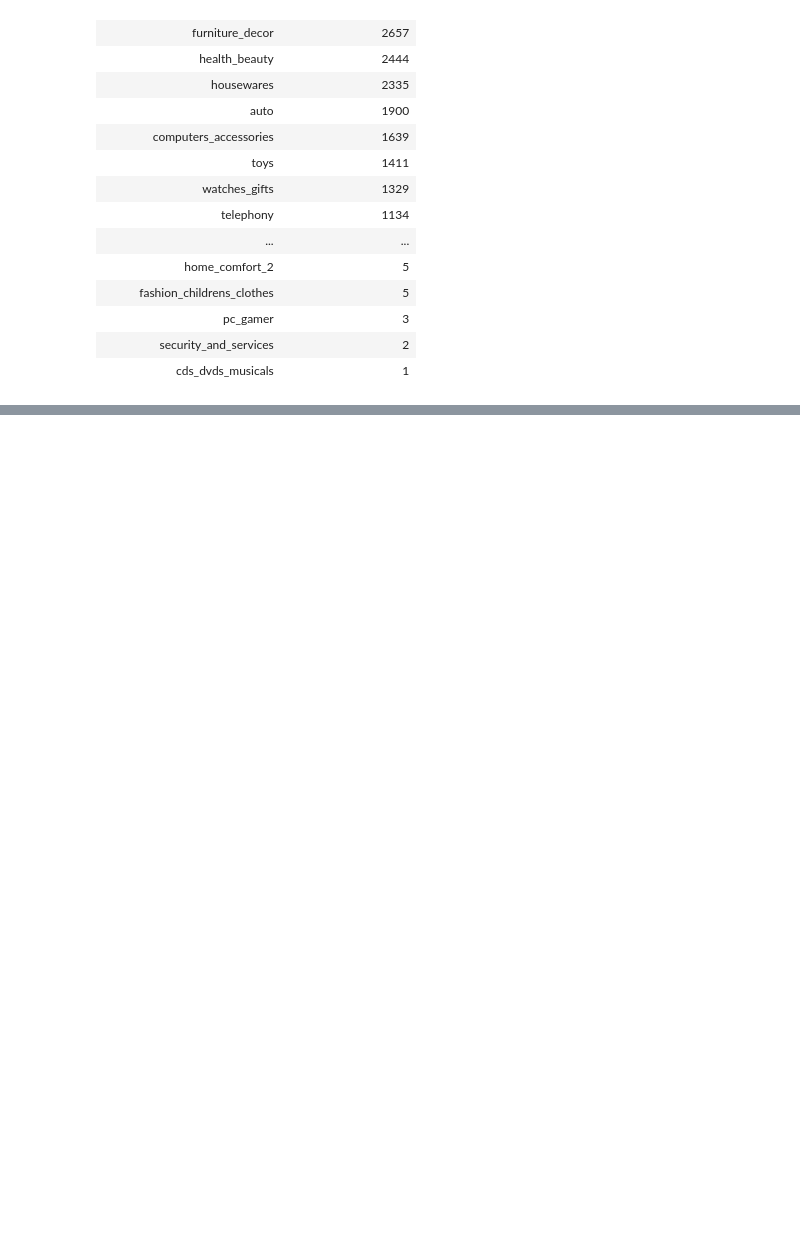
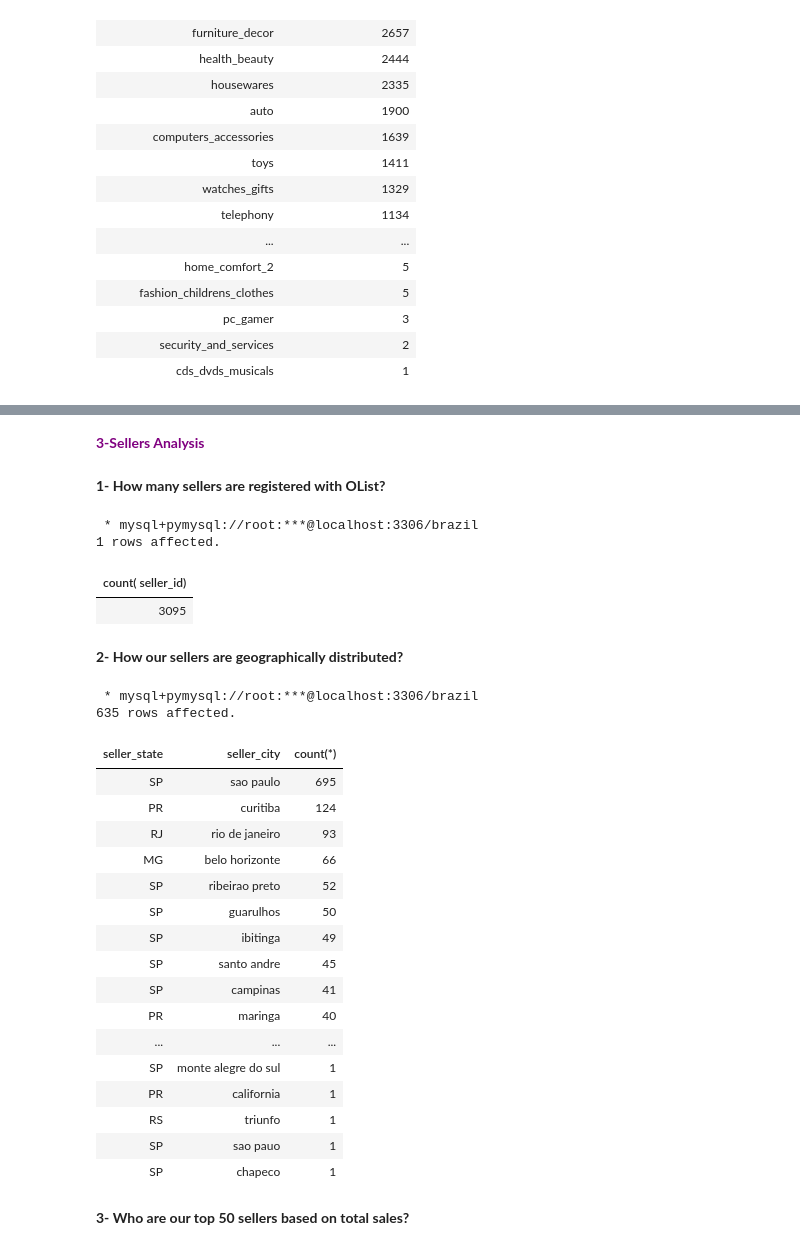
Before and after one commit to mahmoudamintaha/olist_eda, a Jupyter notebook: Brazil Analysis.ipynb, the cells around one changed output, grey strips where cells are left out. Drawn from its saved outputs; the diff is of its cells as text; code cells hidden in the pictures; blank space fills up the shorter version.

```diff
--- a/Brazil Analysis.ipynb
+++ b/Brazil Analysis.ipynb
@@ -291,0 +311,42 @@ LIMIT
+# %% [markdown]
+**<span style="font-size: 50px; color: purple;">3-Sellers Analysis</span>**<a id="sellers"></a>
+# %% [markdown]
+<b>1- How many sellers are registered with OList?</b><a id="sellers1"></a>
+# %%
+%%sql
+SELECT count(seller_id) from sellers;
+# %% [output]
+ * mysql+pymysql://root:***@localhost:3306/brazil
+1 rows affected.
+| count( seller_id) |
+| 3095 |
+# %% [markdown]
+<b>2- How our sellers are geographically distributed?</b><a id="sellers2"></a>
+# %%
+%%sql
+SELECT seller_state, seller_city, count(*)
+FROM sellers
+group by 1, 2
+order by 3 desc
+# %% [output]
+ * mysql+pymysql://root:***@localhost:3306/brazil
+635 rows affected.
+| seller_state | seller_city | count(*) |
+| SP | sao paulo | 695 |
+| PR | curitiba | 124 |
+| RJ | rio de janeiro | 93 |
+| MG | belo horizonte | 66 |
+| SP | ribeirao preto | 52 |
+| SP | guarulhos | 50 |
+| SP | ibitinga | 49 |
+| SP | santo andre | 45 |
+| SP | campinas | 41 |
+| PR | maringa | 40 |
+| ... | ... | ... |
+| SP | monte alegre do sul | 1 |
+| PR | california | 1 |
+| RS | triunfo | 1 |
+| SP | sao pauo | 1 |
+| SP | chapeco | 1 |
+# %% [markdown]
+<b>3- Who are our top 50 sellers based on total sales?</b><a id="sellers3"></a>
```
Also changed, not shown: parts of 52 cells of this notebook.
